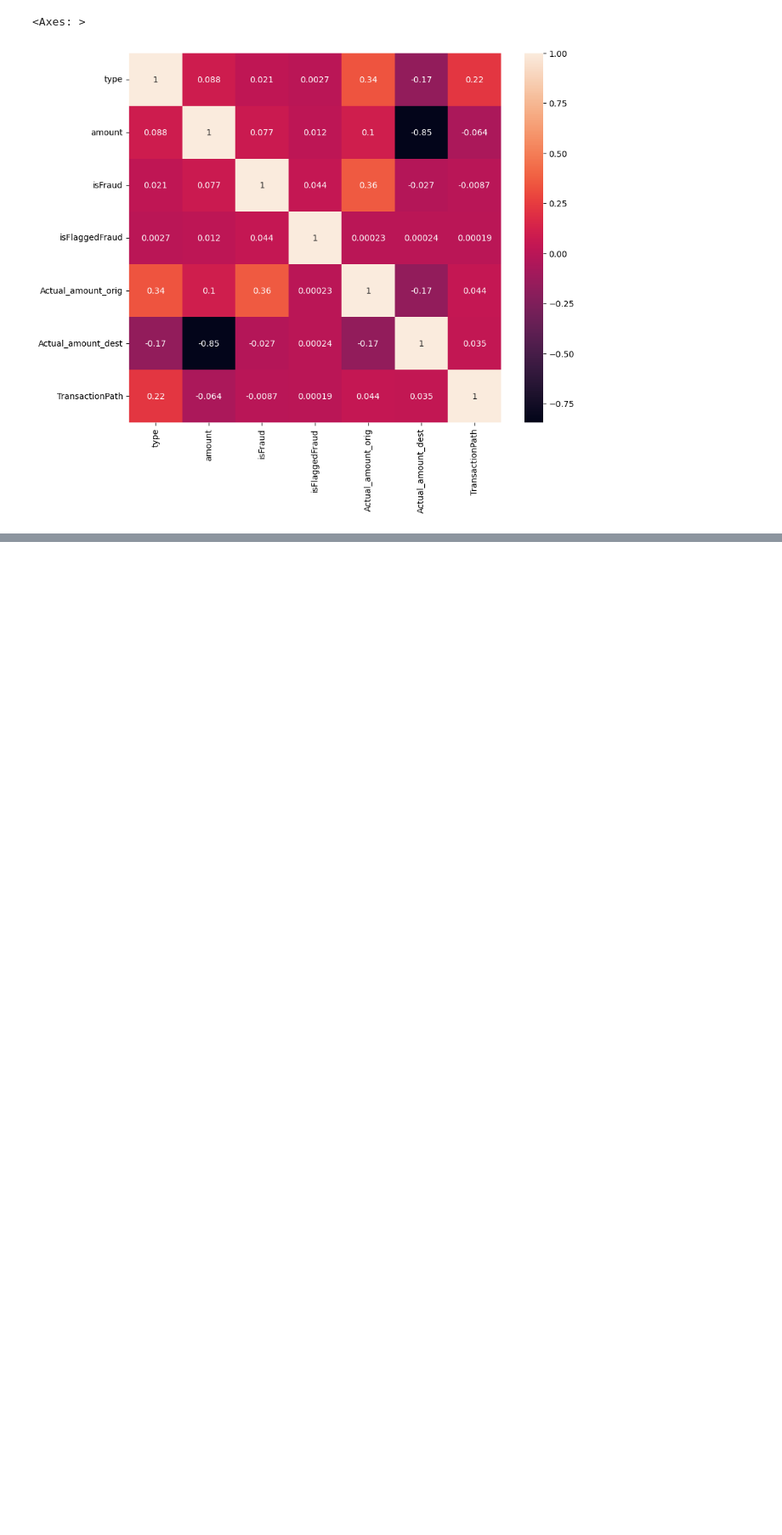
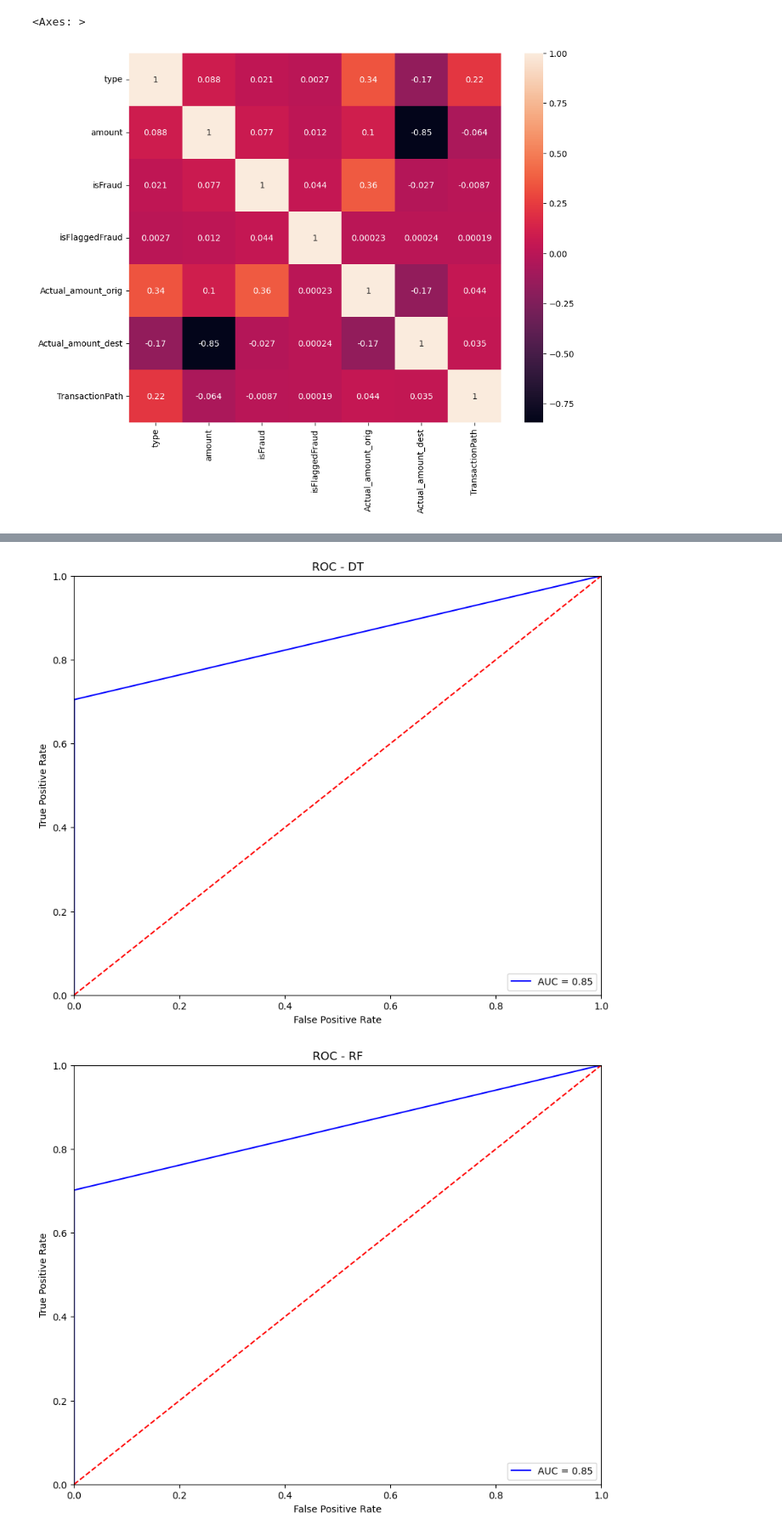
Before and after one commit to Ankush511/Fraudlent-Transactions-Prediction, a Jupyter notebook: Fraudlent Transactions.ipynb, the cells around one changed output, grey strips where cells are left out. Shown at 85% size. Saved outputs shown, nothing was run; the diff lists cells and outputs as text; code cells hidden in the pictures; blank space fills up the shorter version.

```diff
--- a/Fraudlent Transactions.ipynb
+++ b/Fraudlent Transactions.ipynb
@@ -277,0 +315,6 @@ sns.heatmap(corr,annot=True)
+# %%
+# split the dataset for training and testing
+X_train, X_test, Y_train, Y_test = train_test_split(X, Y, test_size= 0.3, random_state= 42)
+
+print("Shape of X_train: ", X_train.shape)
+print("Shape of X_test: ", X_test.shape)
@@ -277,0 +333,14 @@ sns.heatmap(corr,annot=True)
+# %%
+# Random Forest
+rfc = RandomForestClassifier(n_estimators= 100)
+rfc.fit(X_train, Y_train)
+
+Y_pred_rf = rfc.predict(X_test)
+rfc_score = rfc.score(X_test, Y_test) * 100
+# %%
+# XGBoost
+xgb = XGBClassifier()
+xgb.fit(X_train, Y_train)
+
+Y_pred_xgb = xgb.predict(X_test)
+xgb_score = xgb.score(X_test, Y_test) * 100
@@ -277,0 +512,51 @@ sns.heatmap(corr,annot=True)
+# %%
+# AUC ROC - DT
+# calculate the fpr and tpr for all thresholds of the classification
+
+fpr, tpr, threshold = metrics.roc_curve(Y_test, Y_pred_dt)
+roc_auc = metrics.auc(fpr, tpr)
+
+plt.title('ROC - DT')
+plt.plot(fpr, tpr, 'b', label = 'AUC = %0.2f' % roc_auc)
+plt.legend(loc = 'lower right')
+plt.plot([0, 1], [0, 1],'r--')
+plt.xlim([0, 1])
+plt.ylim([0, 1])
+plt.ylabel('True Positive Rate')
+plt.xlabel('False Positive Rate')
+plt.show()
+
+# AUC ROC - RF
+# calculate the fpr and tpr for all thresholds of the classification
+
+fpr, tpr, threshold = metrics.roc_curve(Y_test, Y_pred_rf)
+roc_auc = metrics.auc(fpr, tpr)
+
+plt.title('ROC - RF')
+plt.plot(fpr, tpr, 'b', label = 'AUC = %0.2f' % roc_auc)
+plt.legend(loc = 'lower right')
+plt.plot([0, 1], [0, 1],'r--')
+plt.xlim([0, 1])
+plt.ylim([0, 1])
+plt.ylabel('True Positive Rate')
+plt.xlabel('False Positive Rate')
+plt.show()
+
+# AUC ROC - XGB
+# calculate the fpr and tpr for all thresholds of the classification
+
+fpr, tpr, threshold = metrics.roc_curve(Y_test, Y_pred_xgb)
+roc_auc = metrics.auc(fpr, tpr)
+
+plt.title('ROC - RF')
+plt.plot(fpr, tpr, 'b', label = 'AUC = %0.2f' % roc_auc)
+plt.legend(loc = 'lower right')
+plt.plot([0, 1], [0, 1],'r--')
+plt.xlim([0, 1])
+plt.ylim([0, 1])
+plt.ylabel('True Positive Rate')
+plt.xlabel('False Positive Rate')
+plt.show()
+# %% [output]
+[figure, added]
+[figure, added]
```
Also changed, not shown: parts of 36 cells of this notebook.
